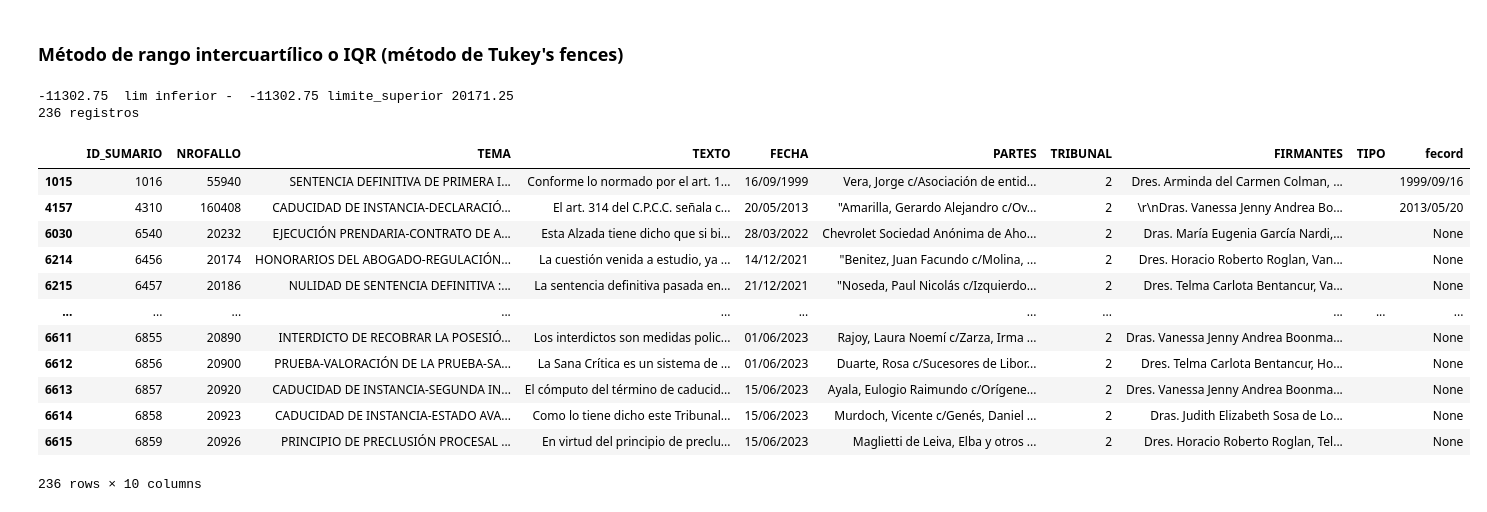
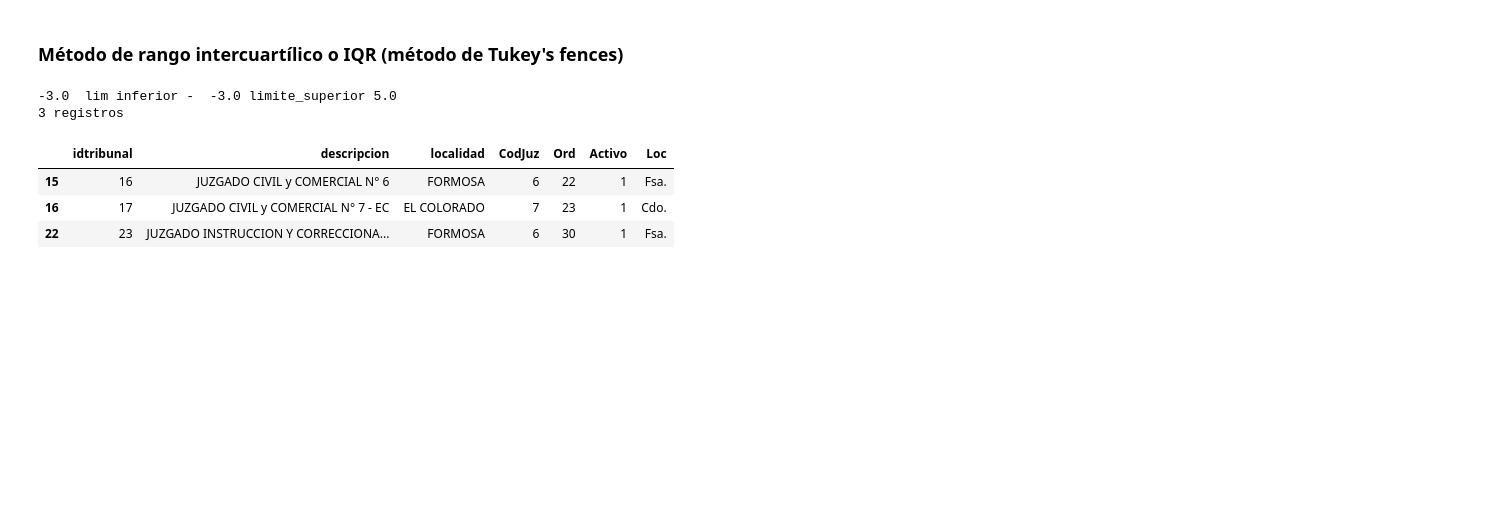
Before and after one commit to melodiromero/juris_etl_eda, a Jupyter notebook: EDA/eda_tribunales.ipynb, the cells around one changed output. Saved outputs shown, nothing was run; the diff lists cells and outputs as text; code cells hidden in the pictures; blank space fills up the shorter version.

```diff
--- a/EDA/eda_tribunales.ipynb
+++ b/EDA/eda_tribunales.ipynb
@@ -147,29 +112,20 @@ atípicos
 ### Método de rango intercuartílico o IQR (método de Tukey's fences)
 # %%
 # Calcular los límites para los outliers
-Q1 = df['NROFALLO'].quantile(0.25)
-Q3 = df['NROFALLO'].quantile(0.75)
+Q1 = df['CodJuz'].quantile(0.25)
+Q3 = df['CodJuz'].quantile(0.75)
 IQR = Q3 - Q1
 limite_inferior = Q1 - 1.5 * IQR
 limite_superior = Q3 + 1.5 * IQR
 print(limite_inferior, ' lim inferior - ', limite_inferior, 'limite_superior',limite_superior)
 # Filtrar los registros que contienen outliers en la columna 'Fibra óptica'
-outliers = df.loc[(df['NROFALLO'] < limite_inferior) | (df['NROFALLO'] > limite_superior)]
+outliers = df.loc[(df['CodJuz'] < limite_inferior) | (df['CodJuz'] > limite_superior)]
 print(len(outliers), 'registros')
 outliers
 # %% [output]
--11302.75  lim inferior -  -11302.75 limite_superior 20171.25
-236 registros
+-3.0  lim inferior -  -3.0 limite_superior 5.0
+3 registros
-|  | ID_SUMARIO | NROFALLO | TEMA | TEXTO | FECHA | PARTES | TRIBUNAL | FIRMANTES | TIPO | fecord |
-| 1015 | 1016 | 55940 | SENTENCIA DEFINITIVA DE PRIMERA I... | Conforme lo normado por el art. 1... | 16/09/1999 | Vera, Jorge c/Asociación de entid... | 2 | Dres. Arminda del Carmen Colman, ... |  | 1999/09/16 |
-| 4157 | 4310 | 160408 | CADUCIDAD DE INSTANCIA-DECLARACIÓ... | El art. 314 del C.P.C.C. señala c... | 20/05/2013 | "Amarilla, Gerardo Alejandro c/Ov... | 2 | \r\nDras. Vanessa Jenny Andrea Bo... |  | 2013/05/20 |
-| 6030 | 6540 | 20232 | EJECUCIÓN PRENDARIA-CONTRATO DE A... | Esta Alzada tiene dicho que si bi... | 28/03/2022 | Chevrolet Sociedad Anónima de Aho... | 2 | Dras. María Eugenia García Nardi,... |  | None |
-| 6214 | 6456 | 20174 | HONORARIOS DEL ABOGADO-REGULACIÓN... | La cuestión venida a estudio, ya ... | 14/12/2021 | "Benitez, Juan Facundo c/Molina, ... | 2 | Dres. Horacio Roberto Roglan, Van... |  | None |
-| 6215 | 6457 | 20186 | NULIDAD DE SENTENCIA DEFINITIVA :... | La sentencia definitiva pasada en... | 21/12/2021 | "Noseda, Paul Nicolás c/Izquierdo... | 2 | Dres. Telma Carlota Bentancur, Va... |  | None |
-| ... | ... | ... | ... | ... | ... | ... | ... | ... | ... | ... |
-| 6611 | 6855 | 20890 | INTERDICTO DE RECOBRAR LA POSESIÓ... | Los interdictos son medidas polic... | 01/06/2023 | Rajoy, Laura Noemí c/Zarza, Irma ... | 2 | Dras. Vanessa Jenny Andrea Boonma... |  | None |
-| 6612 | 6856 | 20900 | PRUEBA-VALORACIÓN DE LA PRUEBA-SA... | La Sana Crítica es un sistema de ... | 01/06/2023 | Duarte, Rosa c/Sucesores de Libor... | 2 | Dres. Telma Carlota Bentancur, Ho... |  | None |
-| 6613 | 6857 | 20920 | CADUCIDAD DE INSTANCIA-SEGUNDA IN... | El cómputo del término de caducid... | 15/06/2023 | Ayala, Eulogio Raimundo c/Orígene... | 2 | Dres. Vanessa Jenny Andrea Boonma... |  | None |
-| 6614 | 6858 | 20923 | CADUCIDAD DE INSTANCIA-ESTADO AVA... | Como lo tiene dicho este Tribunal... | 15/06/2023 | Murdoch, Vicente c/Genés, Daniel ... | 2 | Dras. Judith Elizabeth Sosa de Lo... |  | None |
-| 6615 | 6859 | 20926 | PRINCIPIO DE PRECLUSIÓN PROCESAL ... | En virtud del principio de preclu... | 15/06/2023 | Maglietti de Leiva, Elba y otros ... | 2 | Dres. Horacio Roberto Roglan, Tel... |  | None |
+|  | idtribunal | descripcion | localidad | CodJuz | Ord | Activo | Loc |
+| 15 | 16 | JUZGADO CIVIL y COMERCIAL N° 6 | FORMOSA | 6 | 22 | 1 | Fsa. |
+| 16 | 17 | JUZGADO CIVIL y COMERCIAL N° 7 - EC | EL COLORADO | 7 | 23 | 1 | Cdo. |
+| 22 | 23 | JUZGADO INSTRUCCION Y CORRECCIONA... | FORMOSA | 6 | 30 | 1 | Fsa. |
-236 rows × 10 columns
```
Also changed, not shown: parts of 32 cells of this notebook, 2 other files.
